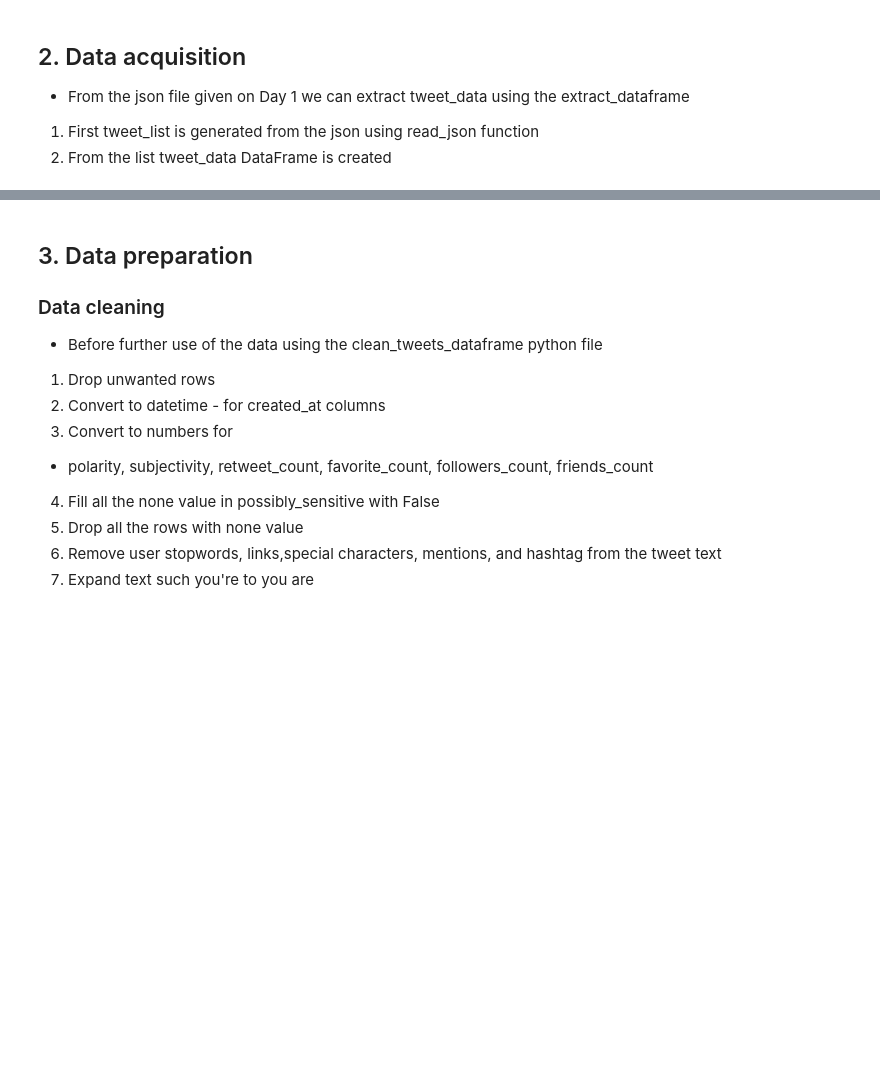
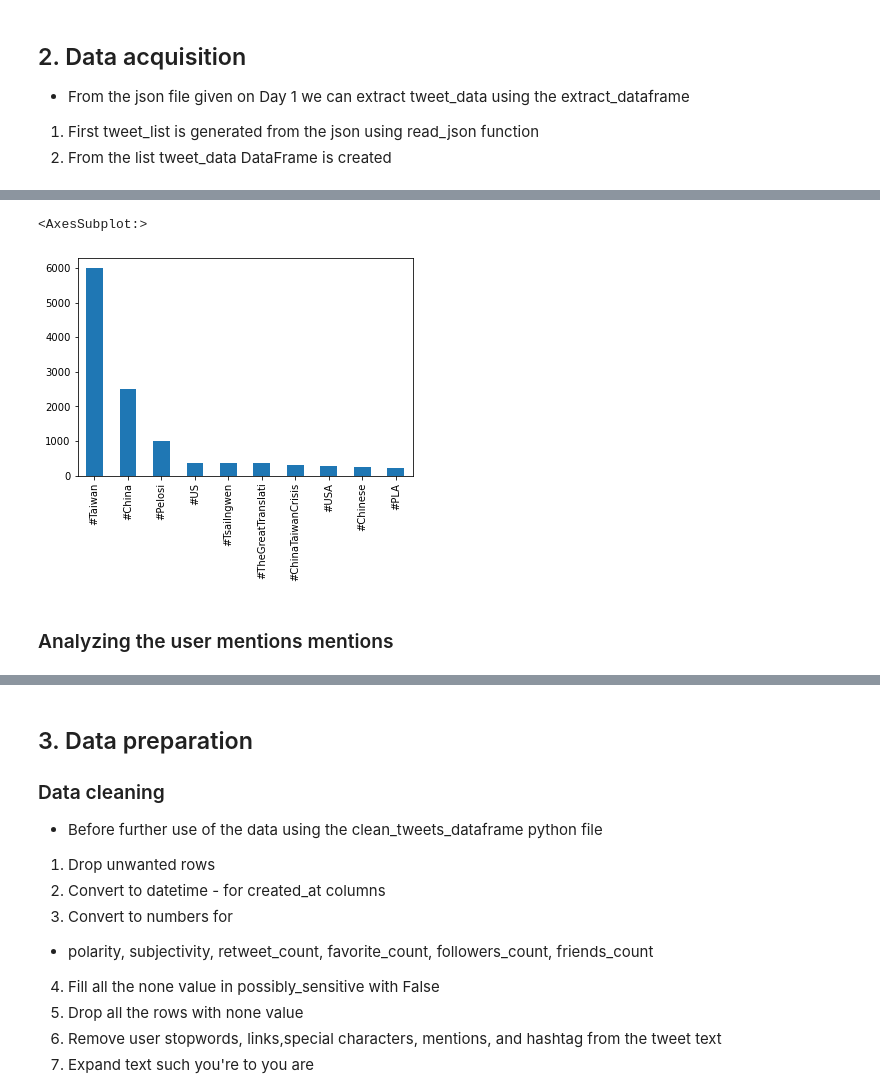
Before and after one commit to degagawolde/twitter-data-analysis, a Jupyter notebook: JupyterNotebooks/EDA.ipynb, the cells around one changed output, grey strips where cells are left out. Drawn from its saved outputs; the diff is of its cells as text; code cells hidden in the pictures; blank space fills up the shorter version.

```diff
--- a/JupyterNotebooks/EDA.ipynb
+++ b/JupyterNotebooks/EDA.ipynb
@@ -114,0 +148,14 @@ fig.savefig("bar_chart_for_missing_columns.png")
+# %%
+#Method to find hashtags from tweets
+def find_hashtags(tweet):
+    return re.findall('(#[A-Za-z]+[A-Za-z0-9-_]+)', tweet)
+# %%
+# update Hashtag column with hashtags extracted from Orignal_text columon
+tweet_data['hashtags'] = tweet_data['original_text'].apply(find_hashtags)
+
+# take the rows from the hashtag columns where there are actually hashtags
+hashtags_list_df = tweet_data.loc[
+                       tweet_data.hashtags.apply(
+                           lambda hashtags_list: hashtags_list !=[]
+                       ),['hashtags']]
+hashtags_list_df
@@ -114,0 +176,10 @@ fig.savefig("bar_chart_for_missing_columns.png")
+# %%
+#create dataframe where each use of hashtag gets its own row
+flattened_hashtags_df = pd.DataFrame(
+    [hashtag for hashtags_list in hashtags_list_df.hashtags
+    for hashtag in hashtags_list],
+    columns=['hashtag'])
+# %%
+#add flatten_hashtags to tweet_df
+tweet_data["flattened_hashtags"]= flattened_hashtags_df
+tweet_data.head()
@@ -114,0 +193,8 @@ fig.savefig("bar_chart_for_missing_columns.png")
+# %%
+# To plot Top 20 Hashtags
+tweet_data['flattened_hashtags'].value_counts()[:10].plot(kind='bar')
+# %% [output]
+<AxesSubplot:>
+[figure, added]
+# %% [markdown]
+### Analyzing the user mentions mentions
```
Also changed, not shown: parts of 26 cells of this notebook, 4 other files.
